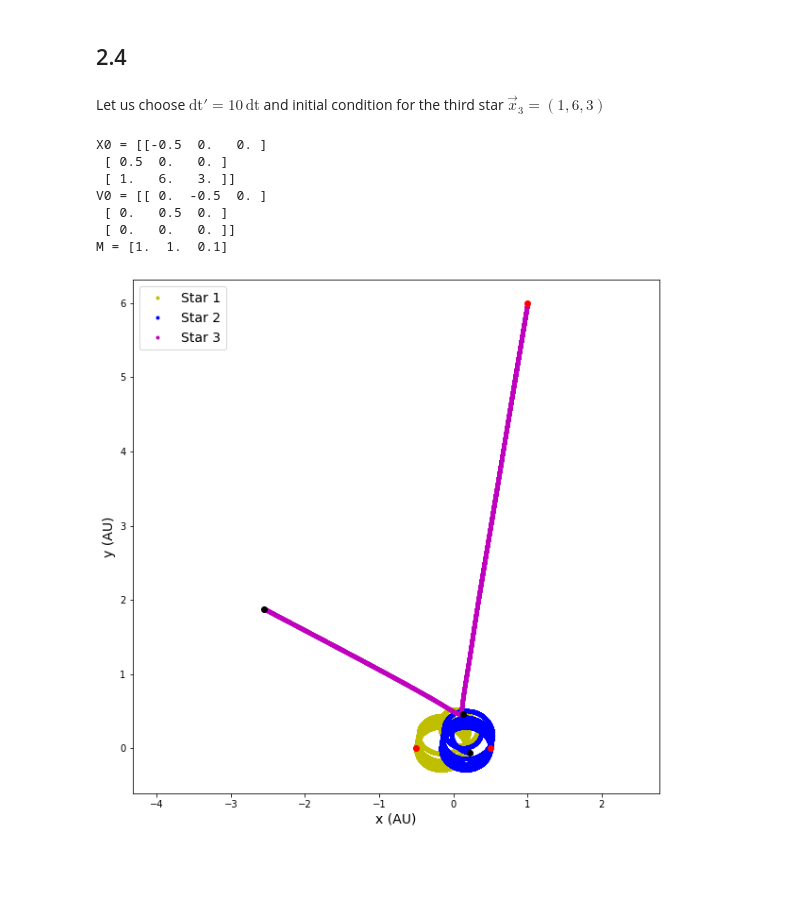
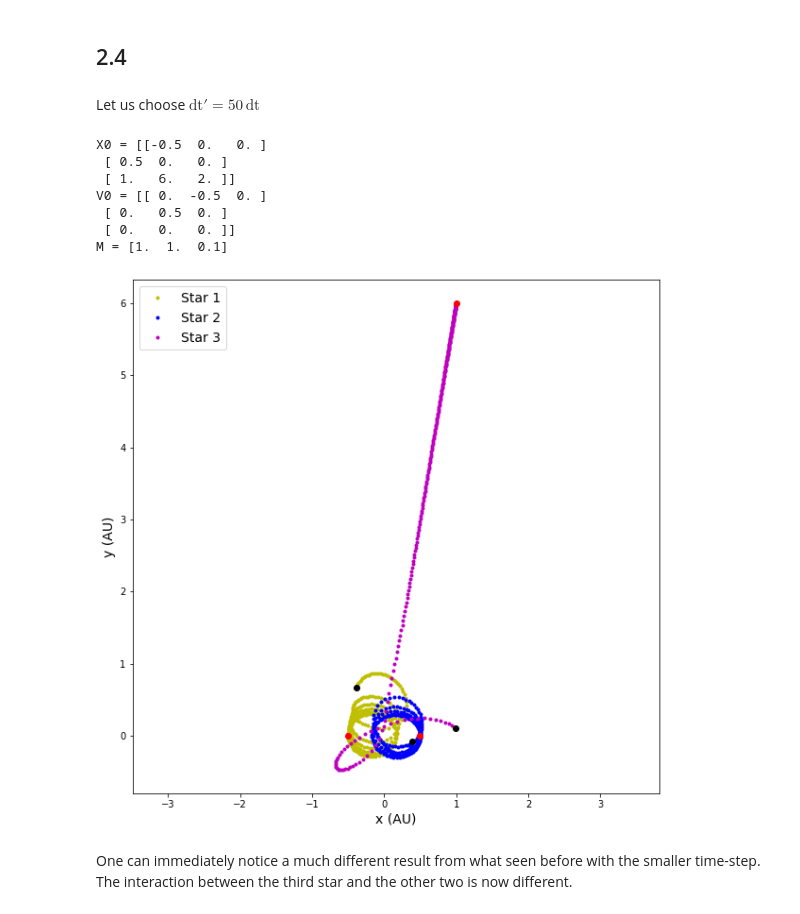
Before and after one commit to Matteo294/FoSM, a Jupyter notebook: sheet3/ex2/ex2.ipynb, the cells around one changed output. Drawn from its saved outputs; the diff is of its cells as text; code cells hidden in the pictures; blank space fills up the shorter version.

```diff
--- a/sheet3/ex2/ex2.ipynb
+++ b/sheet3/ex2/ex2.ipynb
@@ -139,43 +139,45 @@ M = [1.  1.  0.1]
 # %% [markdown]
 ## 2.4
 # %% [markdown]
-Let us choose $\text{dt}' = 10 \, \text{dt}$ and initial condition for the third star $\vec x_3 = (1, 6, 3)$
+Let us choose $\text{dt}' = 50 \, \text{dt}$
 # %%
-# altered x3
+# altered dt
 N = 3
 M = np.array((1,1,0.1))
 X0 = np.zeros((N,3))
 X0[0,0] = -0.5
 X0[1,0] = 0.5
-X0[2,:] = np.array((1,6,3))
+X0[2,:] = np.array((1,6,2))
 V0 = np.zeros((N,3))
 V0[0,1]  = -0.5
 V0[1,1] = 0.5
 
 print(f'X0 = {X0}')
 print(f'V0 = {V0}')
 print(f'M = {M}')
 
-dt = 1e-3
+dt = 5e-2
 T = 15
 Nt = int(T/dt)
 
 t, X, V = leapfrogN(M, X0, V0, Nt, dt, newton_acc)
 
 fig = plt.figure(figsize=(10,10))
 plt.plot(X[0,0,:],X[0,1,:], 'y.', X[1,0,:],X[1,1,:],'b.', X[2,0,:],X[2,1,:],'m.')
 plt.legend(['Star 1','Star 2', 'Star 3'], loc='upper left', fontsize=14)
 plt.plot(X[0,0,0],X[0,1,0],'ro',X[1,0,0],X[1,1,0],'ro',X[2,0,0],X[2,1,0],'ro')
 plt.xlabel('x (AU)', fontsize=14); plt.ylabel('y (AU)', fontsize=14)
 plt.plot(X[0,0,-1],X[0,1,-1],'ko',X[1,0,-1],X[1,1,-1],'ko',X[2,0,-1],X[2,1,0-1],'ko')
 plt.axis('equal')
 plt.show()
 # %% [output]
 X0 = [[-0.5  0.   0. ]
  [ 0.5  0.   0. ]
- [ 1.   6.   3. ]]
+ [ 1.   6.   2. ]]
 V0 = [[ 0.  -0.5  0. ]
  [ 0.   0.5  0. ]
  [ 0.   0.   0. ]]
 M = [1.  1.  0.1]
-[figure, old version]
+[figure, new version]
+# %% [markdown]
+One can immediately notice a much different result from what seen before with the smaller time-step. The interaction between the third star and the other two is now different.
```
Also changed, not shown: 13 other files.
